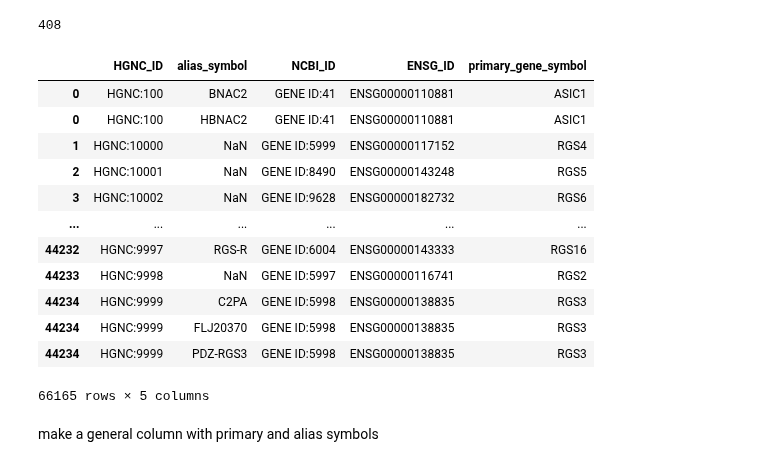
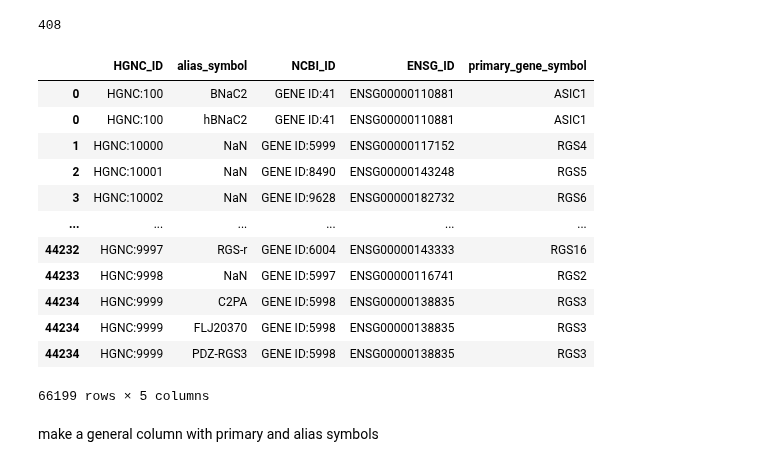
Before and after one commit to cancervariants/gene-harmony-analysis, a Jupyter notebook: analysis/7_ambiguous_symbol_distribution_analysis.ipynb, the cells around one changed output. Cells and saved outputs as stored; diff of their text form; code cells hidden in the pictures.

```diff
--- a/analysis/7_ambiguous_symbol_distribution_analysis.ipynb
+++ b/analysis/7_ambiguous_symbol_distribution_analysis.ipynb
@@ -407,26 +415,34 @@ len(only_ap_collision_alias_hgnc_set)
 subset_genes_hgnc_df = pd.read_csv(
         ("../output/subset_genes_hgnc_df.csv"), index_col=[0],dtype={"NCBI_ID": str,"HGNC_ID":str})
 # %%
-hgnc_df = subset_genes_hgnc_df.copy()
-hgnc_df['primary_gene_symbol'] = hgnc_df['gene_symbol'].str.upper()
-hgnc_df.drop(["gene_symbol"], axis=1, inplace=True)
-hgnc_df['alias_symbol'] = hgnc_df['alias_symbol'].str.upper()
-hgnc_df = hgnc_df.drop_duplicates(subset=['primary_gene_symbol', 'alias_symbol'], keep='first')
-hgnc_df
+# #CASE INSENSITIVE
+# hgnc_df = subset_genes_hgnc_df.copy()
+# hgnc_df['primary_gene_symbol'] = hgnc_df['gene_symbol'].str.upper()
+# hgnc_df.drop(["gene_symbol"], axis=1, inplace=True)
+# hgnc_df['alias_symbol'] = hgnc_df['alias_symbol'].str.upper()
+# hgnc_df = hgnc_df.drop_duplicates(subset=['primary_gene_symbol', 'alias_symbol'], keep='first')
+# hgnc_df
-# %% [output]
-|  | HGNC_ID | alias_symbol | NCBI_ID | ENSG_ID | primary_gene_symbol |
-| 0 | HGNC:100 | BNAC2 | GENE ID:41 | ENSG00000110881 | ASIC1 |
-| 0 | HGNC:100 | HBNAC2 | GENE ID:41 | ENSG00000110881 | ASIC1 |
-| 1 | HGNC:10000 | NaN | GENE ID:5999 | ENSG00000117152 | RGS4 |
-| 2 | HGNC:10001 | NaN | GENE ID:8490 | ENSG00000143248 | RGS5 |
-| 3 | HGNC:10002 | NaN | GENE ID:9628 | ENSG00000182732 | RGS6 |
-| ... | ... | ... | ... | ... | ... |
-| 44232 | HGNC:9997 | RGS-R | GENE ID:6004 | ENSG00000143333 | RGS16 |
-| 44233 | HGNC:9998 | NaN | GENE ID:5997 | ENSG00000116741 | RGS2 |
-| 44234 | HGNC:9999 | C2PA | GENE ID:5998 | ENSG00000138835 | RGS3 |
-| 44234 | HGNC:9999 | FLJ20370 | GENE ID:5998 | ENSG00000138835 | RGS3 |
-| 44234 | HGNC:9999 | PDZ-RGS3 | GENE ID:5998 | ENSG00000138835 | RGS3 |
-66165 rows × 5 columns
+# %%
+#CASE SENSITIVE
+hgnc_df = subset_genes_hgnc_df.copy()
+hgnc_df['primary_gene_symbol'] = hgnc_df['gene_symbol']
+hgnc_df.drop(["gene_symbol"], axis=1, inplace=True)
+hgnc_df = hgnc_df.drop_duplicates(subset=['primary_gene_symbol', 'alias_symbol'], keep='first')
+hgnc_df
+# %% [output]
+|  | HGNC_ID | alias_symbol | NCBI_ID | ENSG_ID | primary_gene_symbol |
+| 0 | HGNC:100 | BNaC2 | GENE ID:41 | ENSG00000110881 | ASIC1 |
+| 0 | HGNC:100 | hBNaC2 | GENE ID:41 | ENSG00000110881 | ASIC1 |
+| 1 | HGNC:10000 | NaN | GENE ID:5999 | ENSG00000117152 | RGS4 |
+| 2 | HGNC:10001 | NaN | GENE ID:8490 | ENSG00000143248 | RGS5 |
+| 3 | HGNC:10002 | NaN | GENE ID:9628 | ENSG00000182732 | RGS6 |
+| ... | ... | ... | ... | ... | ... |
+| 44232 | HGNC:9997 | RGS-r | GENE ID:6004 | ENSG00000143333 | RGS16 |
+| 44233 | HGNC:9998 | NaN | GENE ID:5997 | ENSG00000116741 | RGS2 |
+| 44234 | HGNC:9999 | C2PA | GENE ID:5998 | ENSG00000138835 | RGS3 |
+| 44234 | HGNC:9999 | FLJ20370 | GENE ID:5998 | ENSG00000138835 | RGS3 |
+| 44234 | HGNC:9999 | PDZ-RGS3 | GENE ID:5998 | ENSG00000138835 | RGS3 |
+66199 rows × 5 columns
 # %% [markdown]
 make a general column with primary and alias symbols
 # %%
```
Also changed, not shown: parts of 18 cells of this notebook, 23 other files.
